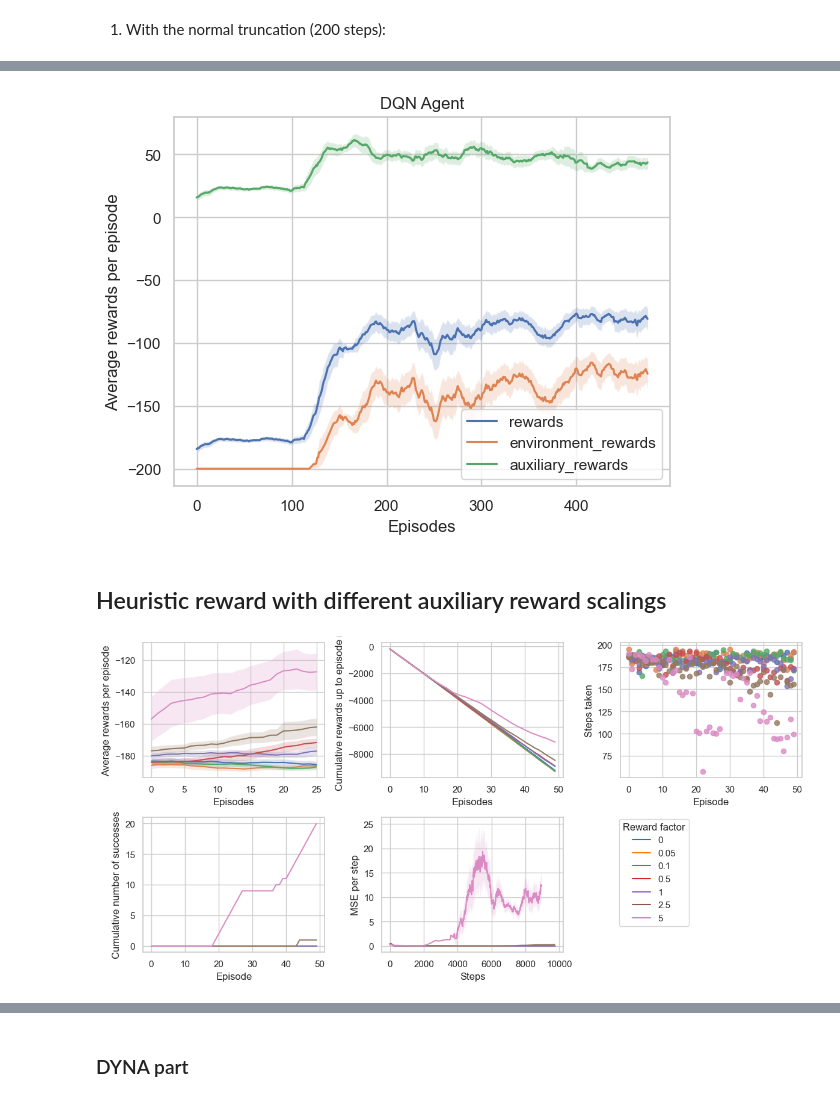
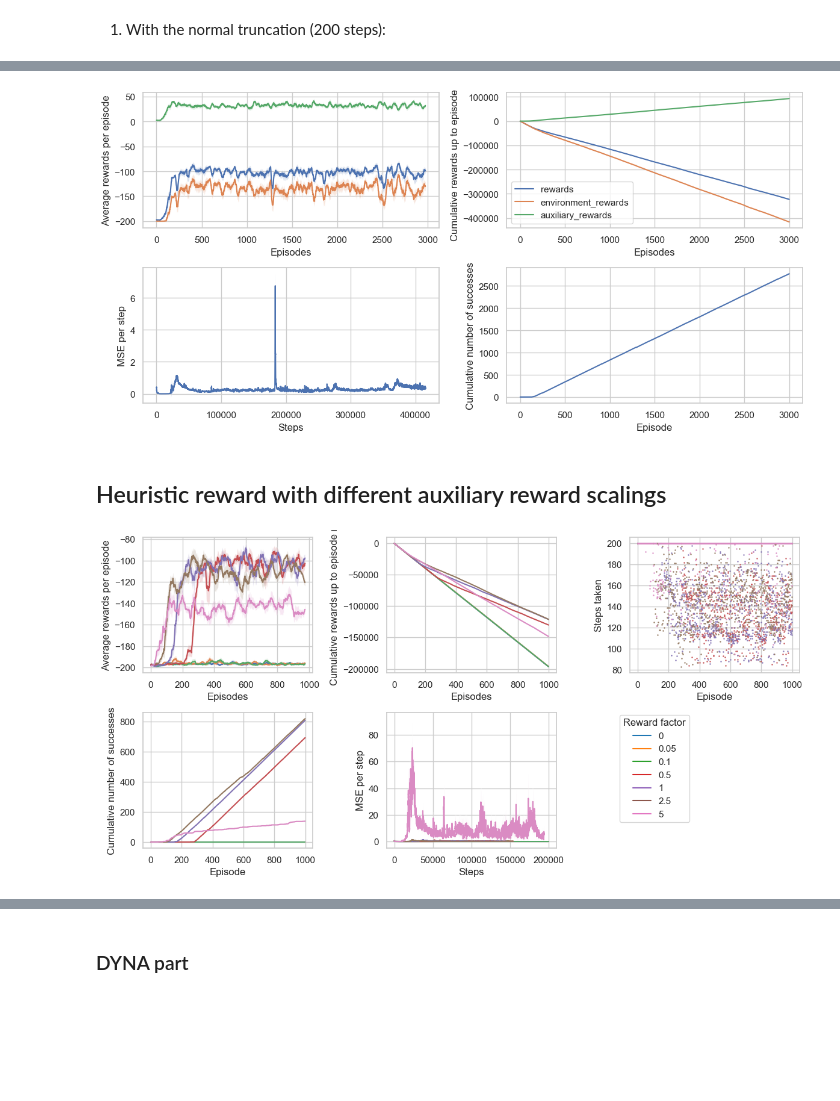
Before and after one commit to LionelSafar/Rolls-Royce-Peak-Plower, a Jupyter notebook: main.ipynb, the cells around one changed output, grey strips where cells are left out. Saved outputs shown, nothing was run; the diff lists cells and outputs as text; code cells hidden in the pictures; blank space fills up the shorter version.

Commit message:
results DQN

```diff
--- a/main.ipynb
+++ b/main.ipynb
@@ -195,14 +243,19 @@ def run(agent, episodes, max_episode_steps=None, render=False):
             cumulative_successes[-1] += 1
 
         # store the training statistics
+        episodes_mean_rnd_loss.append(episode_rnd_loss / episode_steps)
         episodes_lengths.append(episode_steps)
         episodes_mean_batch_loss.append(episode_batch_loss / episode_steps)
         episodes_environment_rewards.append(episode_environment_reward)
         episodes_auxiliary_rewards.append(episode_auxiliary_reward)
         episodes_rewards.append(episode_reward)
 
+        # decay epsilon
+        agent.decay_epsilon()
+
     env.close()
 
+    # remove the first element of cumulative_successes as it was only initisalised to iterate
     cumulative_successes.pop(0)
 
     training_stats = {
@@ -538,2 +540,9 @@ plot_mean_reward_per_episode(reward_dict)
+# %%
+# Used to load/save the model
+save_name_heuristic = 'heuristic'
+
+dqn_agent_heuristic = DQNAgent(save_name=save_name_heuristic, trainable=True, use_domain_reward=True)
+# Train on 3000 episodes (quite long)
+heuristic_training_stats = run(dqn_agent_heuristic, 3000)
 # %%
 # Render
@@ -547,4 +550,0 @@ save_name_domain_based = "domain_based"
-# %%
-dqn_agent_heuristic = DQNAgent(save_name=save_name_domain_based, trainable=True, use_domain_reward=True)
-# Train on 3000 episodes (quite long)
-heuristic_training_stats = run(dqn_agent_heuristic, 500)
@@ -559,17 +551,22 @@ plot_loss_per_episode(domain_training_stats['episodes_mean_batch_loss'])
 # %%
+# plot results
 heuristic_reward_dict = {key: heuristic_training_stats[key] for key in reward_keys}
 heuristic_loss_dict = {'training_batch_loss': heuristic_training_stats['training_batch_loss']}
 
-fig, ax = plt.subplots(2,2 , figsize=(12, 12))
-plot_mean_reward_per_episode(heuristic_reward_dict, ax=ax[0,0])
-plot_cumulative_rewards(heuristic_reward_dict, ax=ax[0,1])
-plot_training_loss(heuristic_training_stats, ax=ax[1,0])
-plot_success(heuristic_training_stats, ax=ax[1,1])
+fig = plt.figure(figsize=(12, 6))
+gs = GridSpec(2, 2, figure=fig)
+ax = [[fig.add_subplot(gs[i, j]) for j in range(2)] for i in range(2)]
+
+plot_mean_reward_per_episode(heuristic_reward_dict, ax=ax[0][0])
+plot_cumulative_rewards(heuristic_reward_dict, ax=ax[0][1])
+plot_training_loss(heuristic_loss_dict, ax=ax[1][0])
+plot_success(heuristic_training_stats, ax=ax[1][1])
 
 plt.tight_layout()
-plt.savefig('heuristic.png')
+plt.savefig('figures/DQN_Agent_heuristic.png')
+plt.show()
 # %% [output]
-[figure, old version]
+[figure, new version]
 # %% [markdown]
 ## Heuristic reward with different auxiliary reward scalings
 # %%
@@ -589,21 +586,21 @@ ax = [[fig.add_subplot(gs[i, j]) for j in range(3)] for i in range(2)]
 
 legend_handles = []
 for i, reward_factor in enumerate(reward_factors):
-    domain_reward_dicts = {key: aux_dicts[f'domain_training_{reward_factor}'][key] for key in reward_keys[0:1]}
-    domain_loss_dicts = {key: aux_dicts[f'domain_training_{reward_factor}'][key] for key in loss_keys[0:1]}
+    domain_reward_dicts = {key: aux_dicts[f'heuristic_training_{reward_factor}'][key] for key in reward_keys[0:1]}
+    domain_loss_dicts = {key: aux_dicts[f'heuristic_training_{reward_factor}'][key] for key in loss_keys[0:1]}
     plot_mean_reward_per_episode(domain_reward_dicts, ax=ax[0][0])
     plot_cumulative_rewards(domain_reward_dicts, ax=ax[0][1])
     plot_training_loss(domain_loss_dicts, ax=ax[1][1])
-    plot_success(aux_dicts[f'domain_training_{reward_factor}'], ax=ax[1][0])
-    plot_episode_duration(aux_dicts[f'domain_training_{reward_factor}'], ax=ax[0][2])
+    plot_success(aux_dicts[f'heuristic_training_{reward_factor}'], ax=ax[1][0])
+    plot_episode_duration(aux_dicts[f'heuristic_training_{reward_factor}'], ax=ax[0][2])
     legend_handles.append(plt.Line2D([0], [0], color=color_palette[i], label=f'{reward_factor}'))
 fig.delaxes(ax[1][2])
 legend = fig.legend(title='Reward factor', handles=legend_handles, loc='center', bbox_to_anchor=(0.78, 0.33))
 
 plt.tight_layout()
-plt.savefig('auxiliary_reward_variation.png')
+plt.savefig('figures/auxiliary_reward_variation.png')
 # %% [output]
-[figure, old version]
+[figure, new version]
 # %%
 # repeat previous plots without the > 1 reward factors
 fig = plt.figure(figsize=(12, 6))
```
Also changed, not shown: parts of 48 cells of this notebook.
